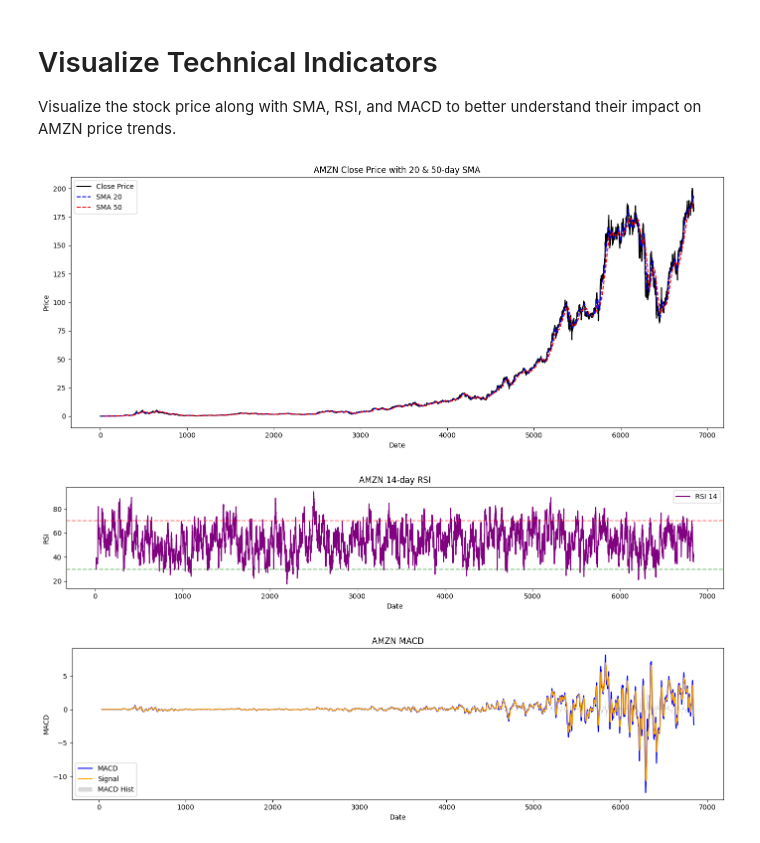
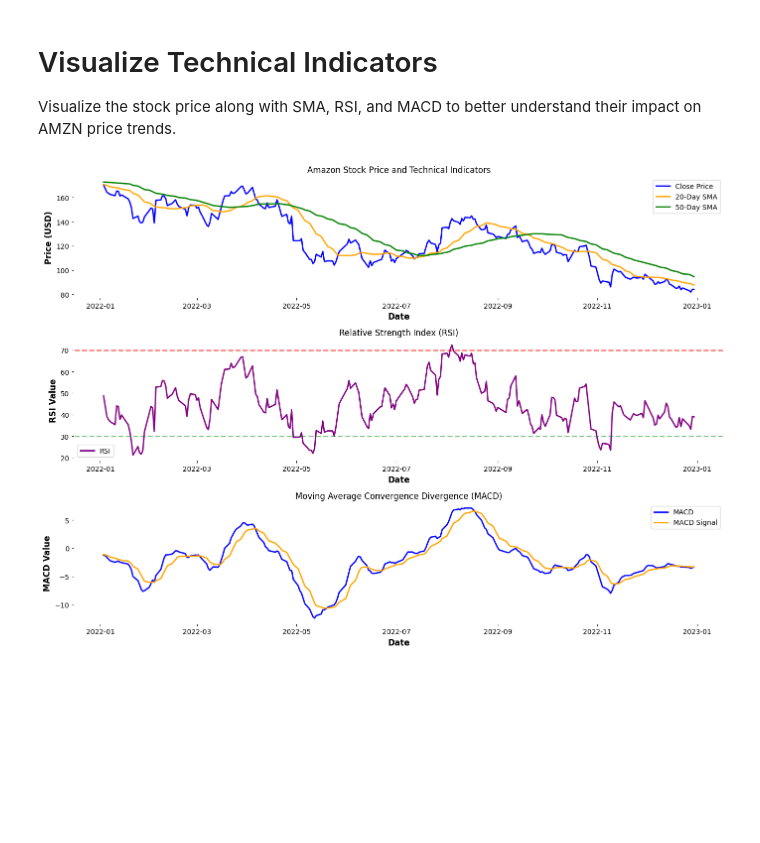
Before and after one commit to Melak12/Week-1-predicting-price-moves, a Jupyter notebook: notebooks/AMZN_eda.ipynb, the cells around one changed output. Saved outputs shown, nothing was run; the diff lists cells and outputs as text; code cells hidden in the pictures; blank space fills up the shorter version.

Commit message:
Remove empty analyst EDA notebook and refactor All EDA notebooks for AAPL,TSLA, AMZN, META, GOOG, MSFT, and NVDA. The documentation in the README.md is also updated to reflect the new changes

```diff
--- a/notebooks/AMZN_eda.ipynb
+++ b/notebooks/AMZN_eda.ipynb
@@ -40,0 +17,7 @@ Columns with >5% nulls:
+# %%
+#load data
+stock_prefix = 'AMZN'
+stock_data = load_financial_data(stock_prefix)
+
+# show the first 5 rows of the stock data
+stock_data.head(5)
@@ -40,0 +51,3 @@ Columns with >5% nulls:
+# %%
+analyzer = FinancialDataAnalyzer(stock_data, stock_prefix)
+analyzer.change_to_datetime()
@@ -69,44 +95,7 @@ df[['Close', 'SMA_20', 'SMA_50', 'RSI_14', 'MACD', 'MACD_Signal', 'MACD_Hist']].
 # Visualize Technical Indicators
 Visualize the stock price along with SMA, RSI, and MACD to better understand their impact on AMZN price trends.
 # %%
-import matplotlib.pyplot as plt
-
-# Plot Close price with SMA overlays
-plt.figure(figsize=(14, 6))
-plt.plot(df['Close'], label='Close Price', color='black')
-plt.plot(df['SMA_20'], label='SMA 20', color='blue', linestyle='--')
-plt.plot(df['SMA_50'], label='SMA 50', color='red', linestyle='--')
-plt.title('AMZN Close Price with 20 & 50-day SMA')
-plt.xlabel('Date')
-plt.ylabel('Price')
-plt.legend()
-plt.tight_layout()
-plt.show()
-
-# Plot RSI
-plt.figure(figsize=(14, 3))
-plt.plot(df['RSI_14'], label='RSI 14', color='purple')
-plt.axhline(70, color='red', linestyle='--', alpha=0.5)
-plt.axhline(30, color='green', linestyle='--', alpha=0.5)
-plt.title('AMZN 14-day RSI')
-plt.xlabel('Date')
-plt.ylabel('RSI')
-plt.legend()
-plt.tight_layout()
-plt.show()
-
-# Plot MACD and Signal
-plt.figure(figsize=(14, 4))
-plt.plot(df['MACD'], label='MACD', color='blue')
-plt.plot(df['MACD_Signal'], label='Signal', color='orange')
-plt.bar(df.index, df['MACD_Hist'], label='MACD Hist', color='gray', alpha=0.3)
-plt.title('AMZN MACD')
-plt.xlabel('Date')
-plt.ylabel('MACD')
-plt.legend()
-plt.tight_layout()
-plt.show()
+# Plot technical indicators
+analyzer.plot_technical_indicators(start_date='2022-01-01', end_date='2022-12-31')
 # %% [output]
-[figure, old version]
+[figure, new version]
-[figure, removed]
-[figure, removed]
```
Also changed, not shown: parts of 8 cells of this notebook, 7 other files.
